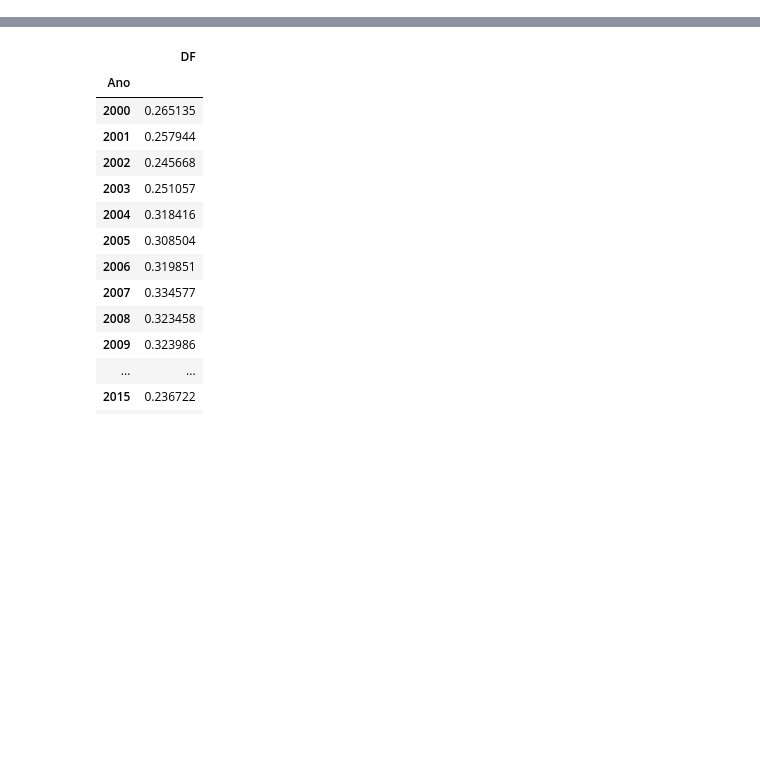
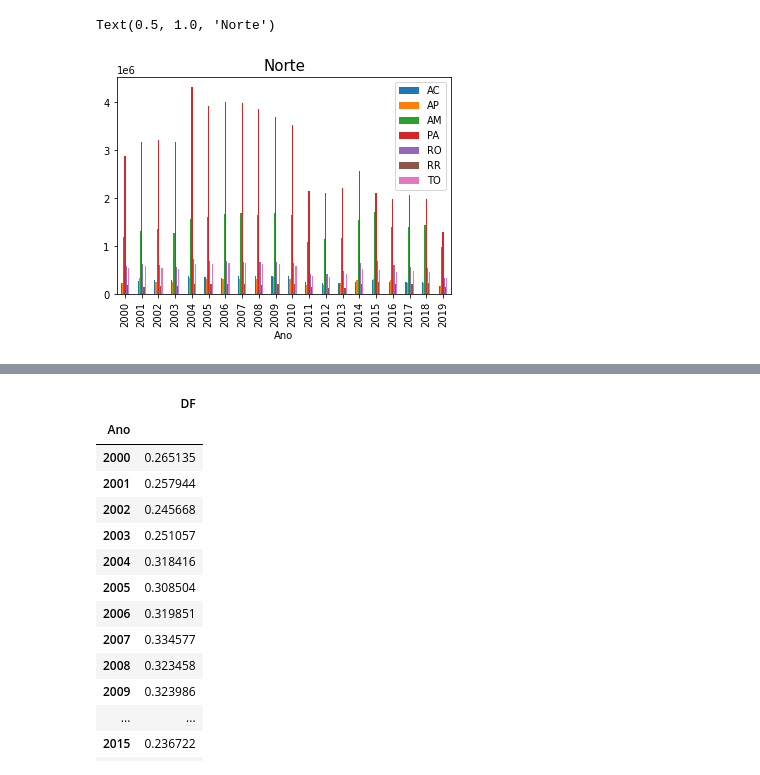
Before and after one commit to ricardosaj/Bootcamp-Data-Science-Alura, a Jupyter notebook: SuperDesafioModulo02.ipynb, the cells around one changed output, grey strips where cells are left out. Saved outputs shown, nothing was run; the diff lists cells and outputs as text; code cells hidden in the pictures; blank space fills up the shorter version.

```diff
--- a/SuperDesafioModulo02.ipynb
+++ b/SuperDesafioModulo02.ipynb
@@ -32,0 +46,6 @@ dados.drop('Total', axis=1, inplace=True)
+# %%
+dados.plot(x='Ano', y=['AC', 'AP', 'AM', 'PA', 'RO', 'RR', 'TO'], kind="bar")
+plt.title("Norte", fontsize=15)
+# %% [output]
+Text(0.5, 1.0, 'Norte')
+[figure, added]
```
Also changed, not shown: parts of 13 cells of this notebook.
